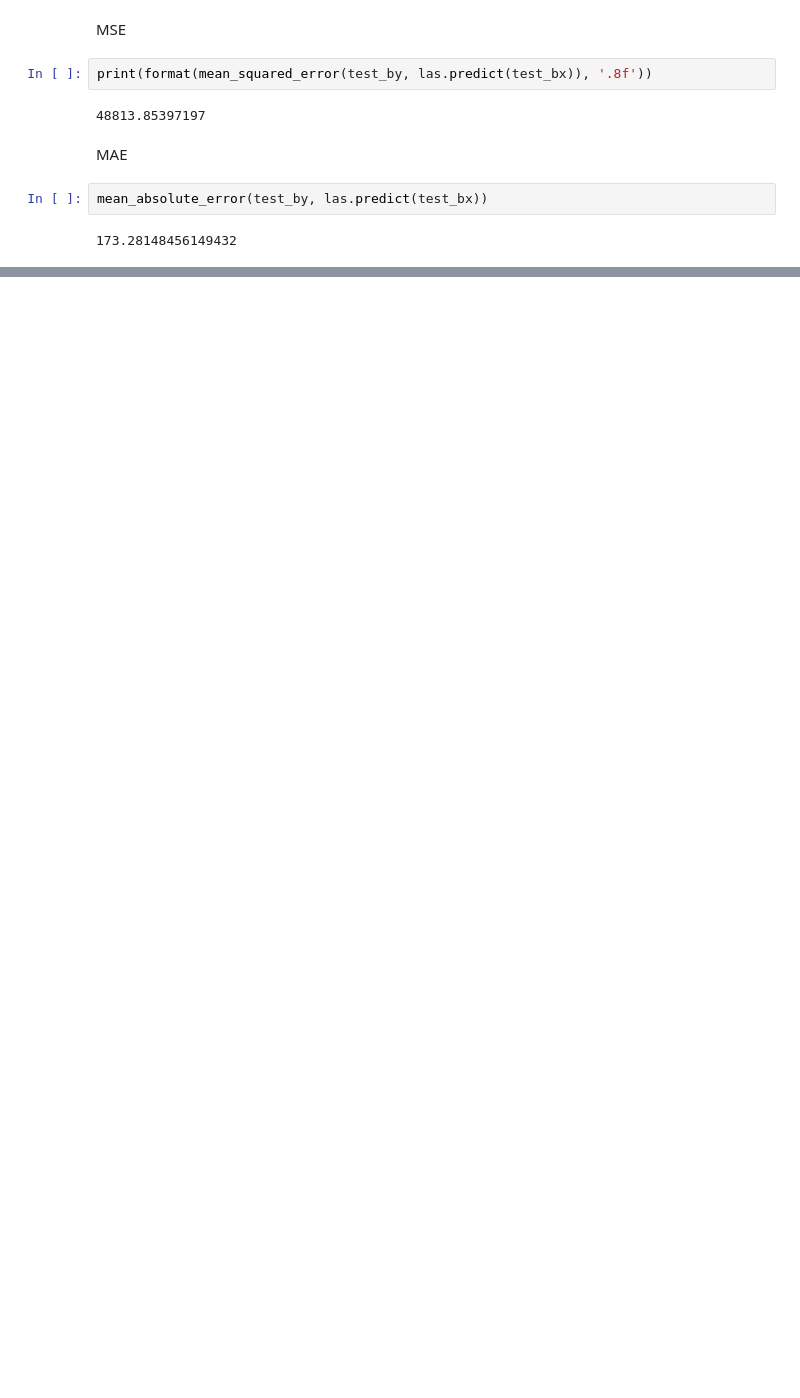
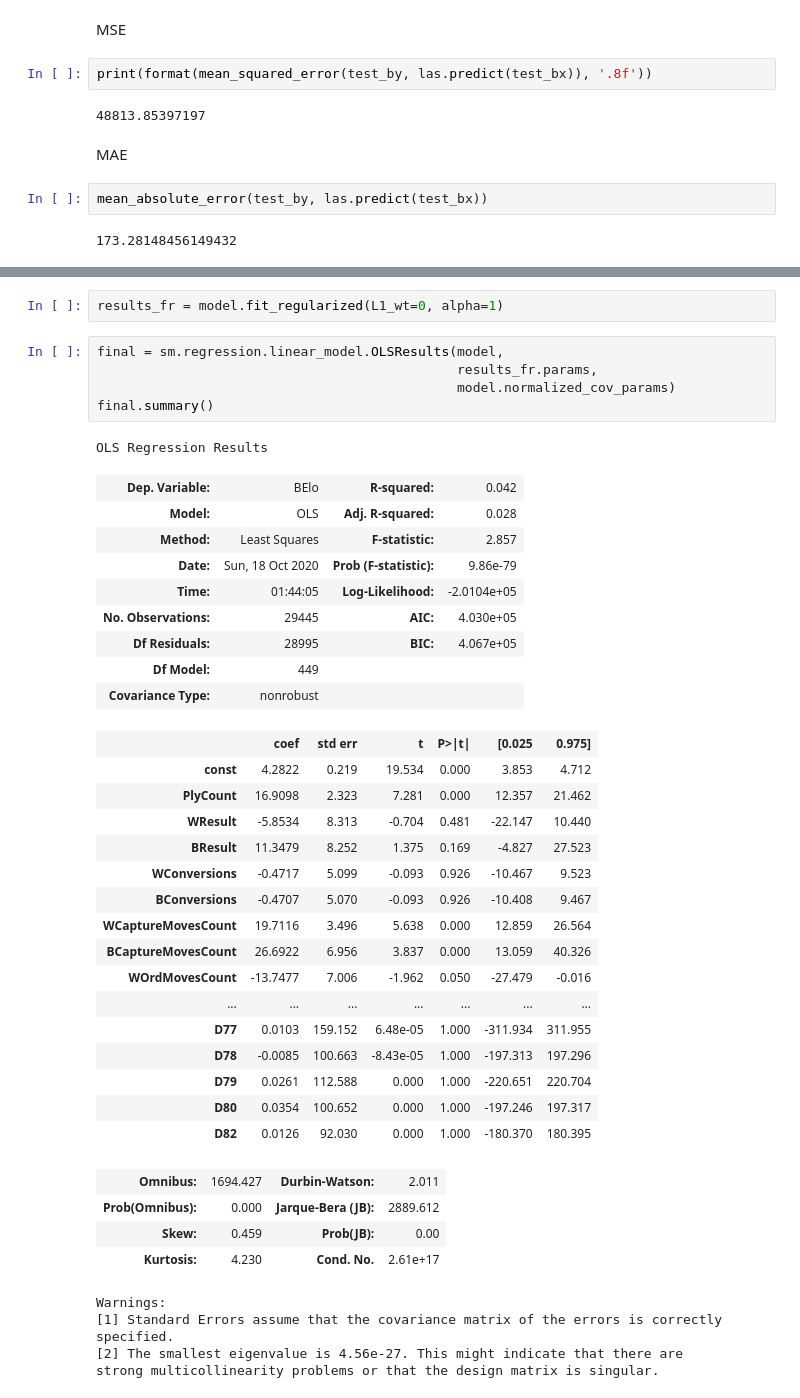
Before and after one commit to Lux040899/MAST30034-Team-Project, a Jupyter notebook: master.ipynb, the cells around one changed output, grey strips where cells are left out. Drawn from its saved outputs; the diff is of its cells as text; blank space fills up the shorter version.

```diff
--- a/master.ipynb
+++ b/master.ipynb
@@ -707,0 +754,42 @@ mean_absolute_error(test_by, las.predict(test_bx))
+# %%
+results_fr = model.fit_regularized(L1_wt=0, alpha=1)
+# %%
+final = sm.regression.linear_model.OLSResults(model,
+                                              results_fr.params,
+                                              model.normalized_cov_params)
+final.summary()
+# %% [output]
+OLS Regression Results
+| Dep. Variable: | BElo | R-squared: | 0.042 |
+| Model: | OLS | Adj. R-squared: | 0.028 |
+| Method: | Least Squares | F-statistic: | 2.857 |
+| Date: | Sun, 18 Oct 2020 | Prob (F-statistic): | 9.86e-79 |
+| Time: | 01:44:05 | Log-Likelihood: | -2.0104e+05 |
+| No. Observations: | 29445 | AIC: | 4.030e+05 |
+| Df Residuals: | 28995 | BIC: | 4.067e+05 |
+| Df Model: | 449 |  |  |
+| Covariance Type: | nonrobust |  |  |
+|  | coef | std err | t | P>|t| | [0.025 | 0.975] |
+| const | 4.2822 | 0.219 | 19.534 | 0.000 | 3.853 | 4.712 |
+| PlyCount | 16.9098 | 2.323 | 7.281 | 0.000 | 12.357 | 21.462 |
+| WResult | -5.8534 | 8.313 | -0.704 | 0.481 | -22.147 | 10.440 |
+| BResult | 11.3479 | 8.252 | 1.375 | 0.169 | -4.827 | 27.523 |
+| WConversions | -0.4717 | 5.099 | -0.093 | 0.926 | -10.467 | 9.523 |
+| BConversions | -0.4707 | 5.070 | -0.093 | 0.926 | -10.408 | 9.467 |
+| WCaptureMovesCount | 19.7116 | 3.496 | 5.638 | 0.000 | 12.859 | 26.564 |
+| BCaptureMovesCount | 26.6922 | 6.956 | 3.837 | 0.000 | 13.059 | 40.326 |
+| WOrdMovesCount | -13.7477 | 7.006 | -1.962 | 0.050 | -27.479 | -0.016 |
+| ... | ... | ... | ... | ... | ... | ... |
+| D77 | 0.0103 | 159.152 | 6.48e-05 | 1.000 | -311.934 | 311.955 |
+| D78 | -0.0085 | 100.663 | -8.43e-05 | 1.000 | -197.313 | 197.296 |
+| D79 | 0.0261 | 112.588 | 0.000 | 1.000 | -220.651 | 220.704 |
+| D80 | 0.0354 | 100.652 | 0.000 | 1.000 | -197.246 | 197.317 |
+| D82 | 0.0126 | 92.030 | 0.000 | 1.000 | -180.370 | 180.395 |
+| Omnibus: | 1694.427 | Durbin-Watson: | 2.011 |
+| Prob(Omnibus): | 0.000 | Jarque-Bera (JB): | 2889.612 |
+| Skew: | 0.459 | Prob(JB): | 0.00 |
+| Kurtosis: | 4.230 | Cond. No. | 2.61e+17 |
+Warnings:
+[1] Standard Errors assume that the covariance matrix of the errors is correctly specified.
+[2] The smallest eigenvalue is 4.56e-27. This might indicate that there are
+strong multicollinearity problems or that the design matrix is singular.
```
Also changed, not shown: parts of 22 cells of this notebook.
